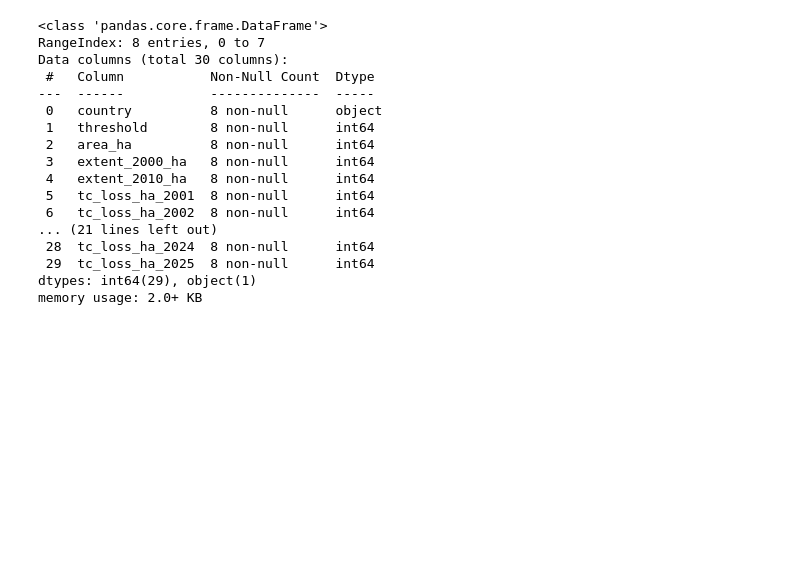
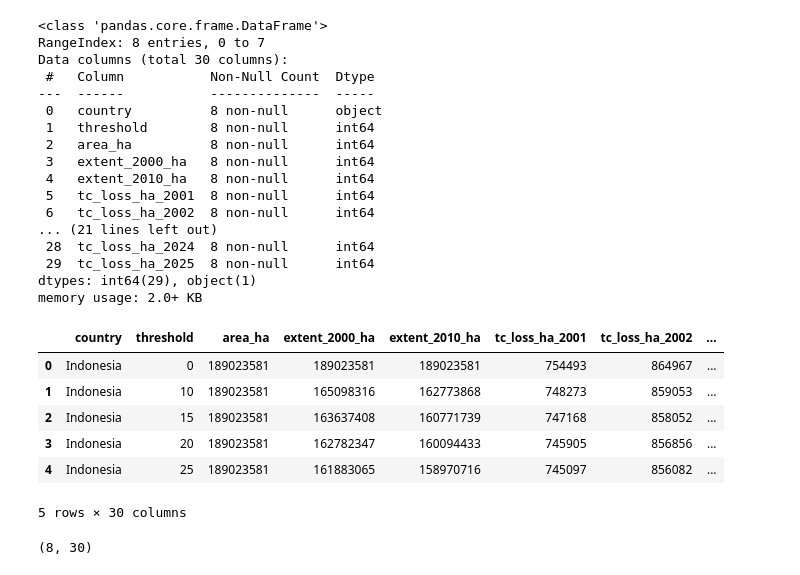
Before and after one commit to hanifahar29/indonesia-deforestation-wildfire-analysis, a Jupyter notebook: notebooks/forest_loss_data_cleaning.ipynb, the cells around one changed output. Saved outputs shown, nothing was run; the diff lists cells and outputs as text; code cells hidden in the pictures; blank space fills up the shorter version.

```diff
--- a/notebooks/forest_loss_data_cleaning.ipynb
+++ b/notebooks/forest_loss_data_cleaning.ipynb
@@ -26,3 +28,17 @@ Data columns (total 30 columns):
  29  tc_loss_ha_2025  8 non-null      int64
 dtypes: int64(29), object(1)
 memory usage: 2.0+ KB
+# %%
+dc.head()
+# %% [output]
+|  | country | threshold | area_ha | extent_2000_ha | extent_2010_ha | tc_loss_ha_2001 | tc_loss_ha_2002 | ... |
+| 0 | Indonesia | 0 | 189023581 | 189023581 | 189023581 | 754493 | 864967 | ... |
+| 1 | Indonesia | 10 | 189023581 | 165098316 | 162773868 | 748273 | 859053 | ... |
+| 2 | Indonesia | 15 | 189023581 | 163637408 | 160771739 | 747168 | 858052 | ... |
+| 3 | Indonesia | 20 | 189023581 | 162782347 | 160094433 | 745905 | 856856 | ... |
+| 4 | Indonesia | 25 | 189023581 | 161883065 | 158970716 | 745097 | 856082 | ... |
+5 rows × 30 columns
+# %%
+dc.shape
+# %% [output]
+(8, 30)
```
Also changed, not shown: parts of 26 cells of this notebook.
